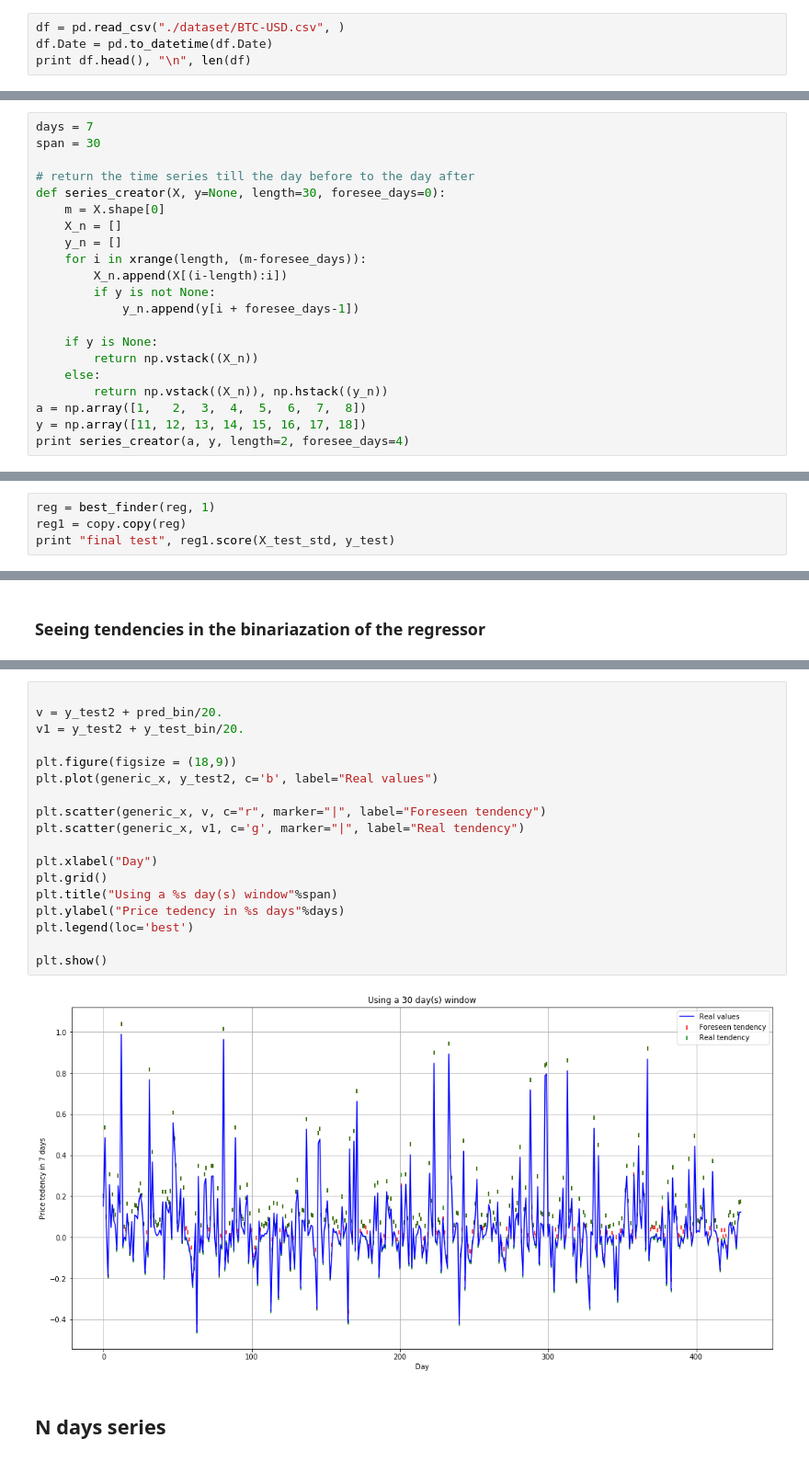
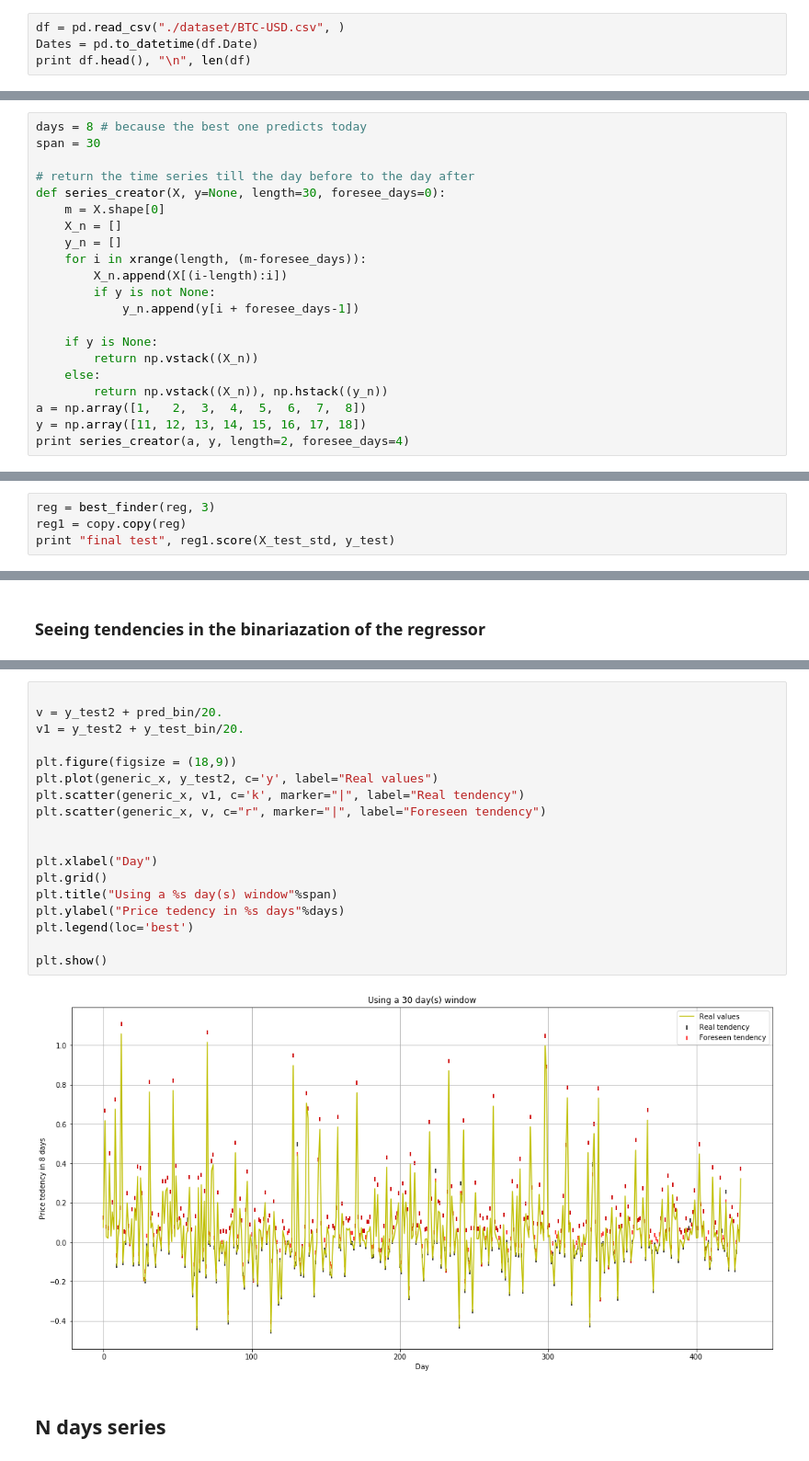
Before and after one commit to ithallojunior/bitcoin_data_analysis, a Jupyter notebook: data_analysis.ipynb, the cells around one changed output, grey strips where cells are left out. Shown: that part at 92% size. Saved outputs shown, nothing was run; the diff lists cells and outputs as text.

```diff
--- a/data_analysis.ipynb
+++ b/data_analysis.ipynb
@@ -12,6 +12,6 @@ import copy
 import datetime
 # %%
 df = pd.read_csv("./dataset/BTC-USD.csv", )
-df.Date = pd.to_datetime(df.Date)
+Dates = pd.to_datetime(df.Date)
 print df.head(), "\n", len(df)
 # %% [output]
@@ -34,7 +34,7 @@ print mid.shape
 # %% [markdown]
 ## Regressor
 # %%
-days = 7
+days = 8 # because the best one predicts today
 span = 30
 
 # return the time series till the day before to the day after
@@ -95,7 +95,7 @@ def best_finder(ann, tot, mmin=0):
             my = copy.copy(ann)
     return my
 # %%
-reg = best_finder(reg, 1)
+reg = best_finder(reg, 3)
 reg1 = copy.copy(reg)
 print "final test", reg1.score(X_test_std, y_test)
 # %% [output]
@@ -244,23 +247,23 @@ plt.show()
 # %%
 
 v = y_test2 + pred_bin/20.
 v1 = y_test2 + y_test_bin/20.
 
 plt.figure(figsize = (18,9))
-plt.plot(generic_x, y_test2, c='b', label="Real values")
+plt.plot(generic_x, y_test2, c='y', label="Real values")
+plt.scatter(generic_x, v1, c='k', marker="|", label="Real tendency")
+plt.scatter(generic_x, v, c="r", marker="|", label="Foreseen tendency")
 
-plt.scatter(generic_x, v, c="r", marker="|", label="Foreseen tendency")
-plt.scatter(generic_x, v1, c='g', marker="|", label="Real tendency")
 
 plt.xlabel("Day")
 plt.grid()
 plt.title("Using a %s day(s) window"%span)
 plt.ylabel("Price tedency in %s days"%days)
 plt.legend(loc='best')
 
 plt.show()
 # %% [output]
-[figure, old version]
+[figure, new version]
 # %% [markdown]
 ## N days series
 # %%
```
Also changed, not shown: parts of 37 cells of this notebook, 2 other files.
